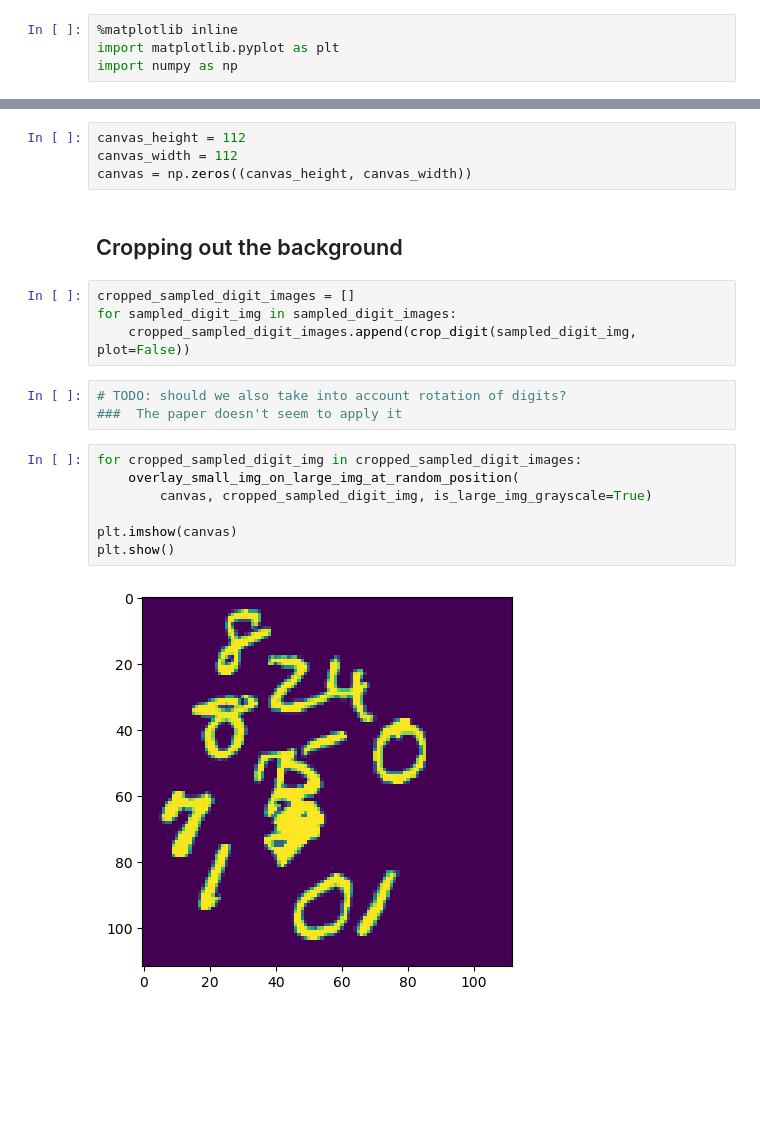
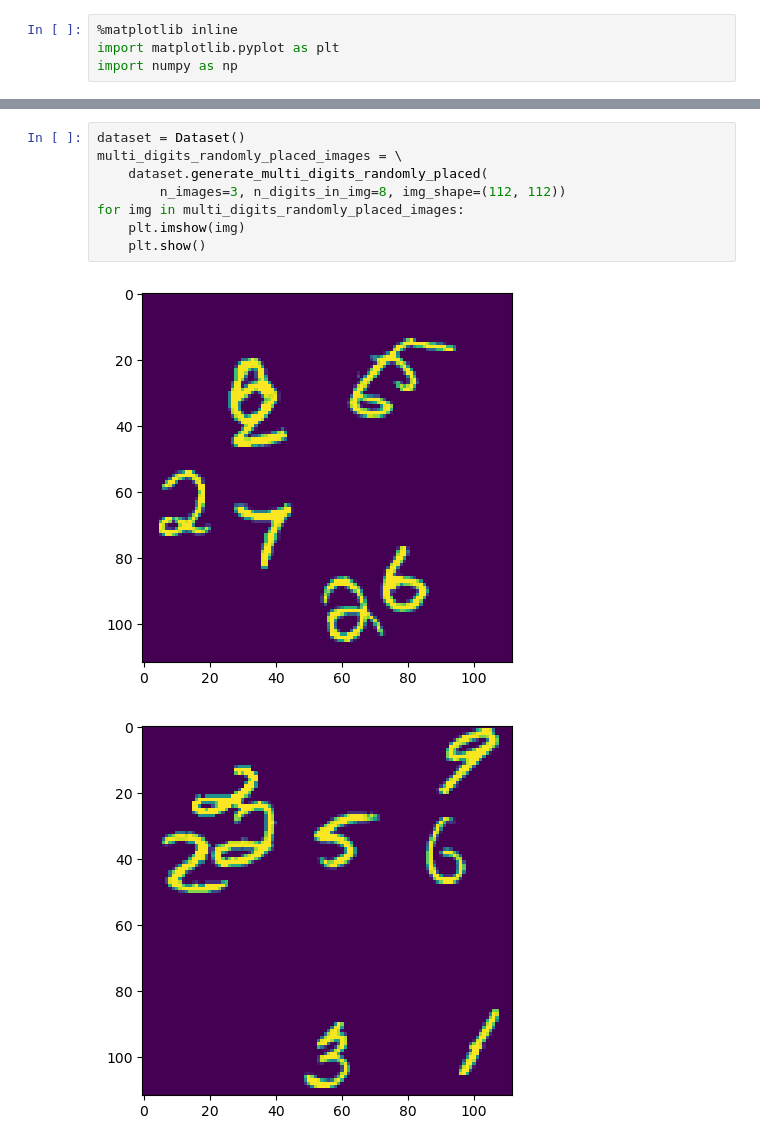
Before and after one commit to mona251/Intriguing-Properties-of-Contrastive-Losses, a Jupyter notebook: scripts/multi_digits_randomly_placed.ipynb, the cells around one changed output, grey strips where cells are left out. Drawn from its saved outputs; the diff is of its cells as text; blank space fills up the shorter version.

Commit message:
clean code to generate images with randomly placed digits

```diff
--- a/scripts/multi_digits_randomly_placed.ipynb
+++ b/scripts/multi_digits_randomly_placed.ipynb
@@ -27,22 +17,11 @@ sampled_digit_images = sample_uniformly_imgs(
-# %%
-canvas_height = 112
-canvas_width = 112
-canvas = np.zeros((canvas_height, canvas_width))
-# %% [markdown]
-## Cropping out the background
-# %%
-cropped_sampled_digit_images = []
-for sampled_digit_img in sampled_digit_images:
-    cropped_sampled_digit_images.append(crop_digit(sampled_digit_img, plot=False))
-# %%
-# TODO: should we also take into account rotation of digits?
-###  The paper doesn't seem to apply it
-# %%
-for cropped_sampled_digit_img in cropped_sampled_digit_images:
-    overlay_small_img_on_large_img_at_random_position(
-        canvas, cropped_sampled_digit_img, is_large_img_grayscale=True)
-
-plt.imshow(canvas)
-plt.show()
-# %% [output]
-[figure, removed]
+# %%
+dataset = Dataset()
+multi_digits_randomly_placed_images = \
+    dataset.generate_multi_digits_randomly_placed(
+        n_images=3, n_digits_in_img=8, img_shape=(112, 112))
+for img in multi_digits_randomly_placed_images:
+    plt.imshow(img)
+    plt.show()
+# %% [output]
+[figure, added]
+[figure, added]
```
Also changed, not shown: parts of 6 cells of this notebook, 1 other file.
